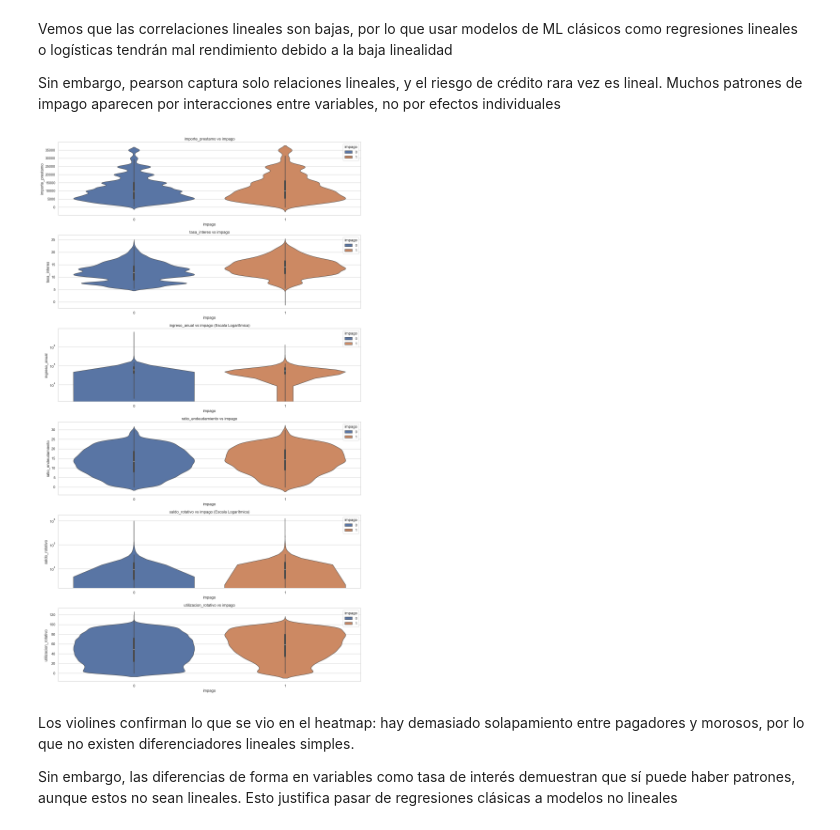
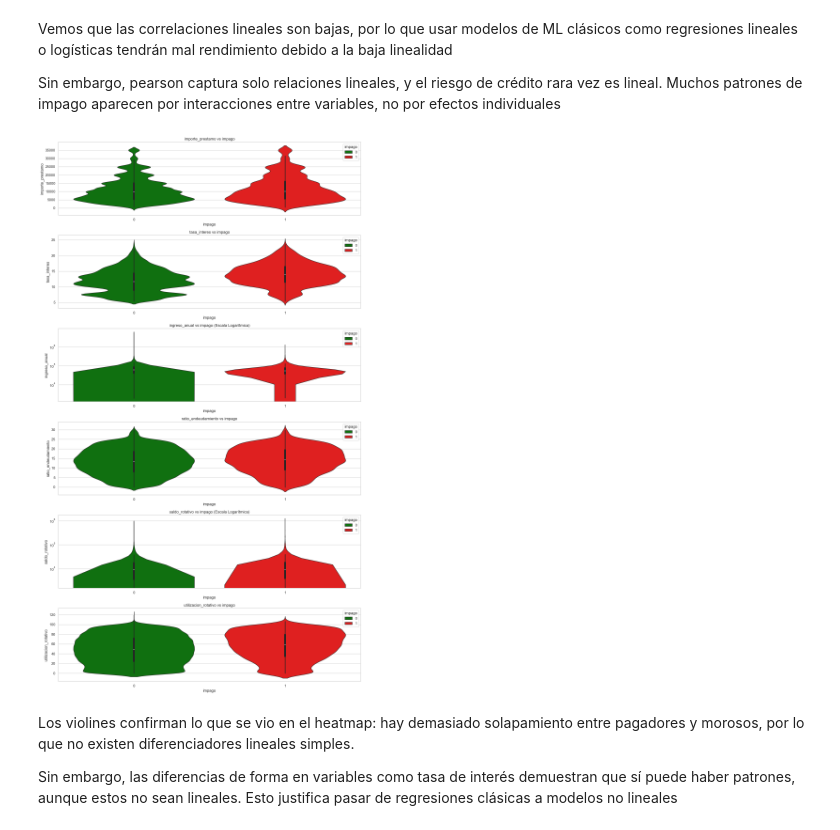
Before and after one commit to Jxweyy/CUNEF__PROYECTO_APRENDIZAJE_AUTOMATICO, a Jupyter notebook: 00_EDA.ipynb, the cells around one changed output. Cells and saved outputs as stored; diff of their text form; code cells hidden in the pictures.

```diff
--- a/00_EDA.ipynb
+++ b/00_EDA.ipynb
@@ -452,7 +483,7 @@ i = 0
 
 for fila in range(2):
     for columna in range(3):
-        sns.boxplot(data=df, y=numericas_continuas[i], ax=axes[fila][columna], hue="impago")
+        sns.boxplot(data=df, y=numericas_continuas[i], ax=axes[fila][columna], hue="impago", palette = {0: "green", 1: "red"})
         axes[fila][columna].set_title(numericas_continuas[i])
         i += 1
 plt.show()
@@ -465,7 +500,7 @@ i = 0
 
 for fila in range(2):
     for columna in range(3):
-        sns.kdeplot(data=df, x=numericas_continuas[i], ax=axes[fila][columna], fill = True, hue="impago")
+        sns.kdeplot(data=df, x=numericas_continuas[i], ax=axes[fila][columna], fill = True, hue="impago", palette = {0: "green", 1: "red"})
         axes[fila][columna].set_title(numericas_continuas[i])
         i += 1
 plt.show()
@@ -479,7 +516,7 @@ plt.figure(figsize=(14, 4 * len(categoricas)))
 for i, col in enumerate(categoricas, 1):
     plt.subplot(len(categoricas), 1, i)
     order = df[col].value_counts().index
-    sns.countplot(data=df, x=col, order=order)
+    sns.countplot(data=df, x=col, order=order, color="Green")
     plt.title(f"Distribución de {col}")
     plt.xticks(rotation=90)
 
@@ -578,20 +616,20 @@ Muchos patrones de impago aparecen por interacciones entre variables, no por efe
 # %%
 plt.figure(figsize=(14, 4 * len(numericas_continuas)))
 
 for i, col in enumerate(numericas_continuas, 1):
     plt.subplot(len(numericas_continuas), 1, i)
-    sns.violinplot(data=df, x=df["impago"], y=df[col], hue="impago")
+    sns.violinplot(data=df, x=df["impago"], y=df[col], hue="impago", palette = {0: "green", 1: "red"})
 
     # Uso de escalas logarítmicas para las columnas muy grandes
     if col in ["ingreso_anual", "saldo_rotativo"]:
         plt.yscale("log")
         plt.title(f"{col} vs impago (Escala Logarítmica)")
     else:
         plt.title(f"{col} vs impago")
 plt.tight_layout()
 plt.show()
 # %% [output]
-[figure, old version]
+[figure, new version]
 # %% [markdown]
 Los violines confirman lo que se vio en el heatmap: hay demasiado solapamiento entre pagadores y morosos, por lo que no existen diferenciadores lineales simples.
 
```
Also changed, not shown: parts of 31 cells of this notebook, 1 other file.
